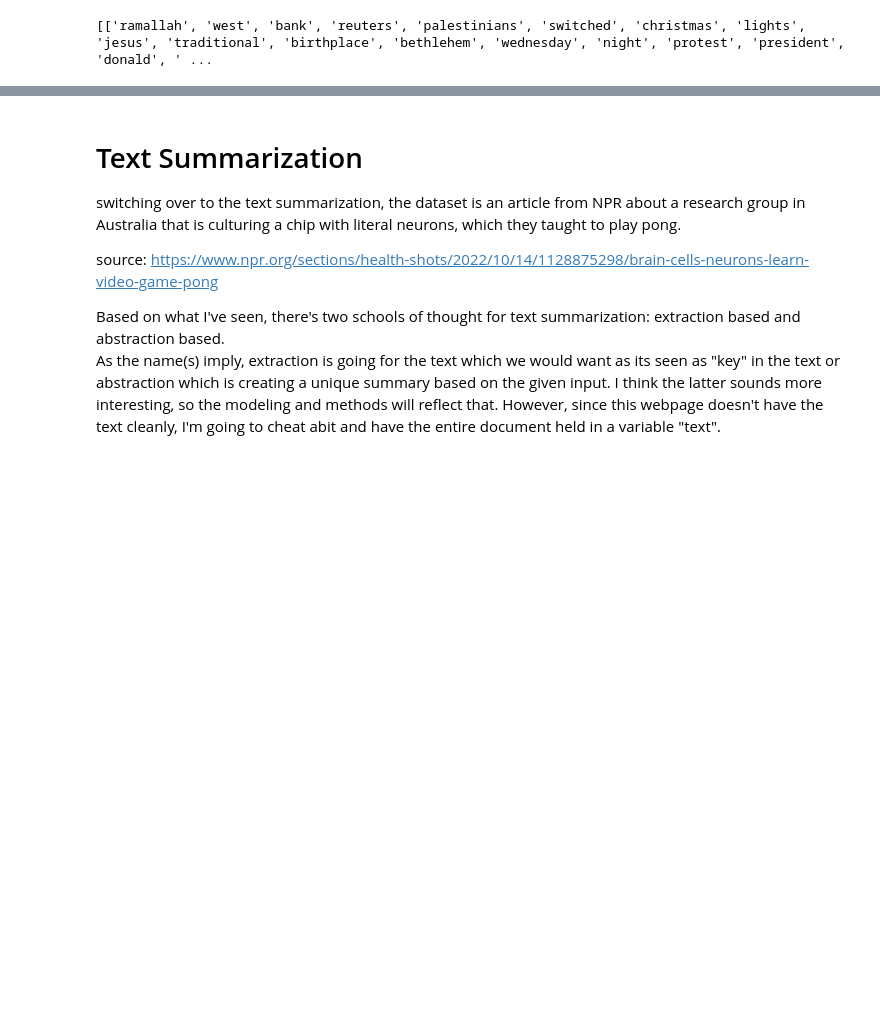
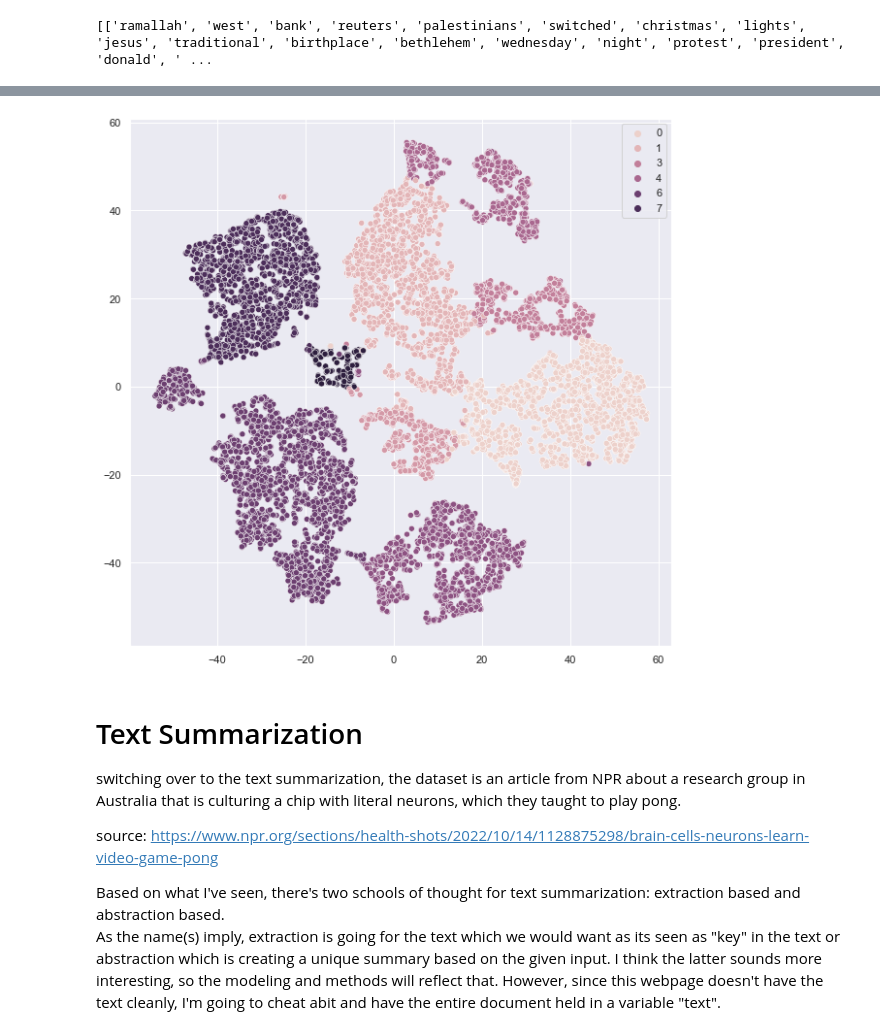
Before and after one commit to Cmeek09/NLP_with_deep_learning, a Jupyter notebook: project_part1.ipynb, the cells around one changed output, grey strips where cells are left out. Cells and saved outputs as stored; diff of their text form; code cells hidden in the pictures; blank space fills up the shorter version.

Commit message:
fixed cluster map

```diff
--- a/project_part1.ipynb
+++ b/project_part1.ipynb
@@ -463,3 +453,10 @@ ImportError: cannot import name 'TypeGuard' from 'typing_extensions' (c:\Users\U
+# %%
+# Plot the Topic Clusters using seaborn
+sns.set(rc= {'figure.figsize': (10,10)})
+sns.scatterplot(tsne_lda[:,0], tsne_lda[:,1],hue=topic_num)
+plt.show()
+# %% [output]
+[figure, added]
 # %% [markdown]
 # Text Summarization
 
```
Also changed, not shown: parts of 8 cells of this notebook.
